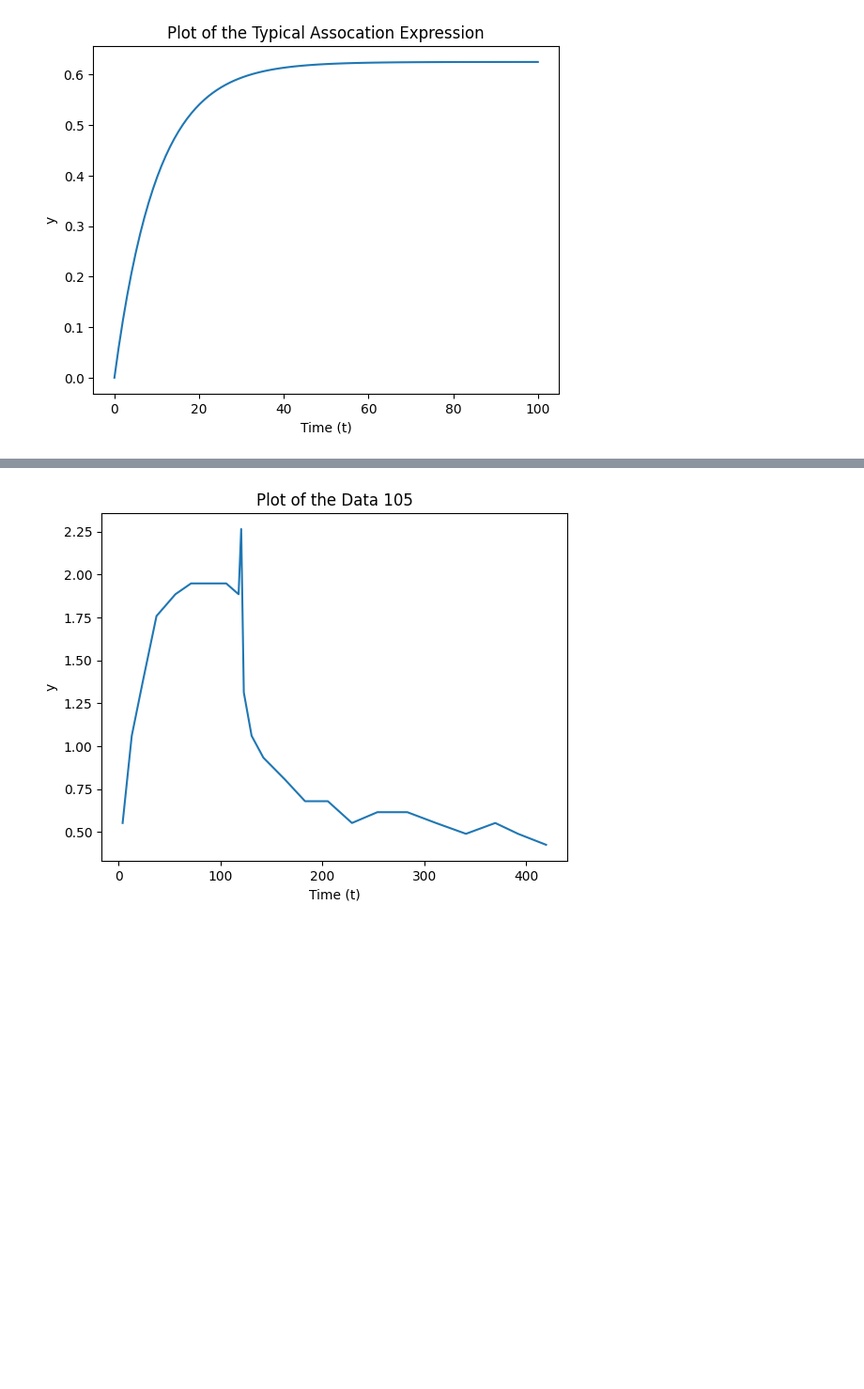
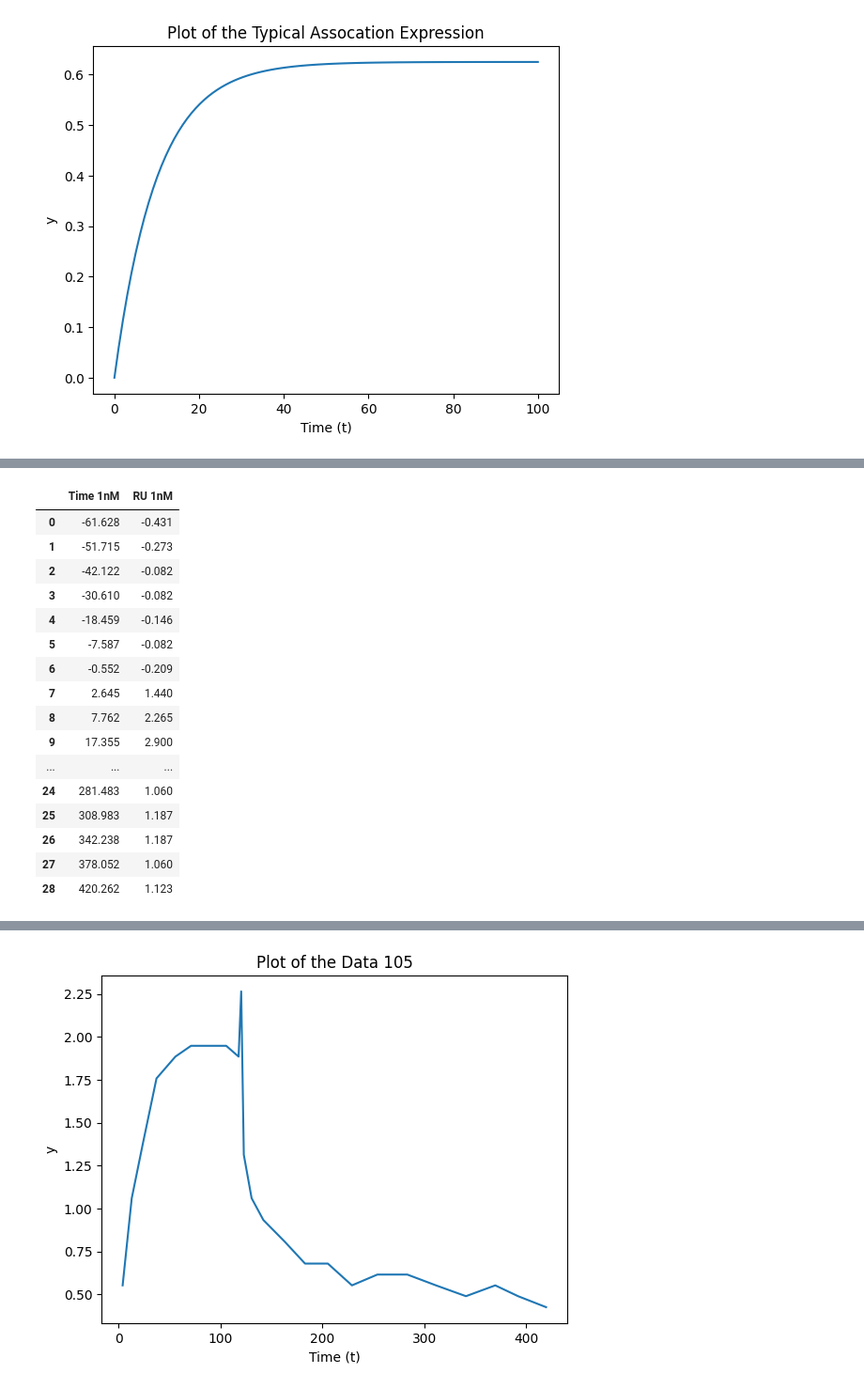
Before and after one commit to Ara101/Data_extraction_kinetic_signaling_data, a Jupyter notebook: code/python/rate_kinetics_0.ipynb, the cells around one changed output, grey strips where cells are left out. Shown at 94% size. Saved outputs shown, nothing was run; the diff lists cells and outputs as text; code cells hidden in the pictures; blank space fills up the shorter version.

```diff
--- a/code/python/rate_kinetics_0.ipynb
+++ b/code/python/rate_kinetics_0.ipynb
@@ -362,3 +362,23 @@ Fitted parameters:  [-0.21020516  2.13433909  0.06912463]
+# %%
+testFile11
+# %% [output]
+|  | Time 1nM | RU 1nM |
+| 0 | -61.628 | -0.431 |
+| 1 | -51.715 | -0.273 |
+| 2 | -42.122 | -0.082 |
+| 3 | -30.610 | -0.082 |
+| 4 | -18.459 | -0.146 |
+| 5 | -7.587 | -0.082 |
+| 6 | -0.552 | -0.209 |
+| 7 | 2.645 | 1.440 |
+| 8 | 7.762 | 2.265 |
+| 9 | 17.355 | 2.900 |
+| ... | ... | ... |
+| 24 | 281.483 | 1.060 |
+| 25 | 308.983 | 1.187 |
+| 26 | 342.238 | 1.187 |
+| 27 | 378.052 | 1.060 |
+| 28 | 420.262 | 1.123 |
 # %%
 # Testing second half of the data with dissocation equation
 
```
Also changed, not shown: parts of 4 cells of this notebook.
